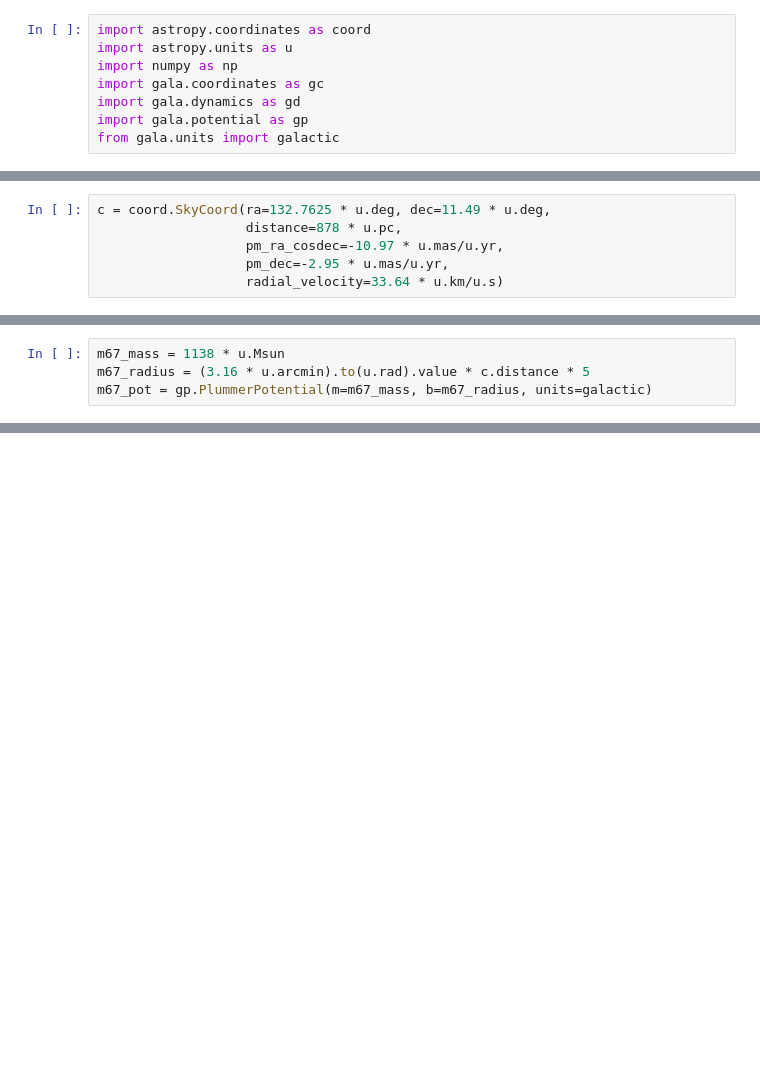
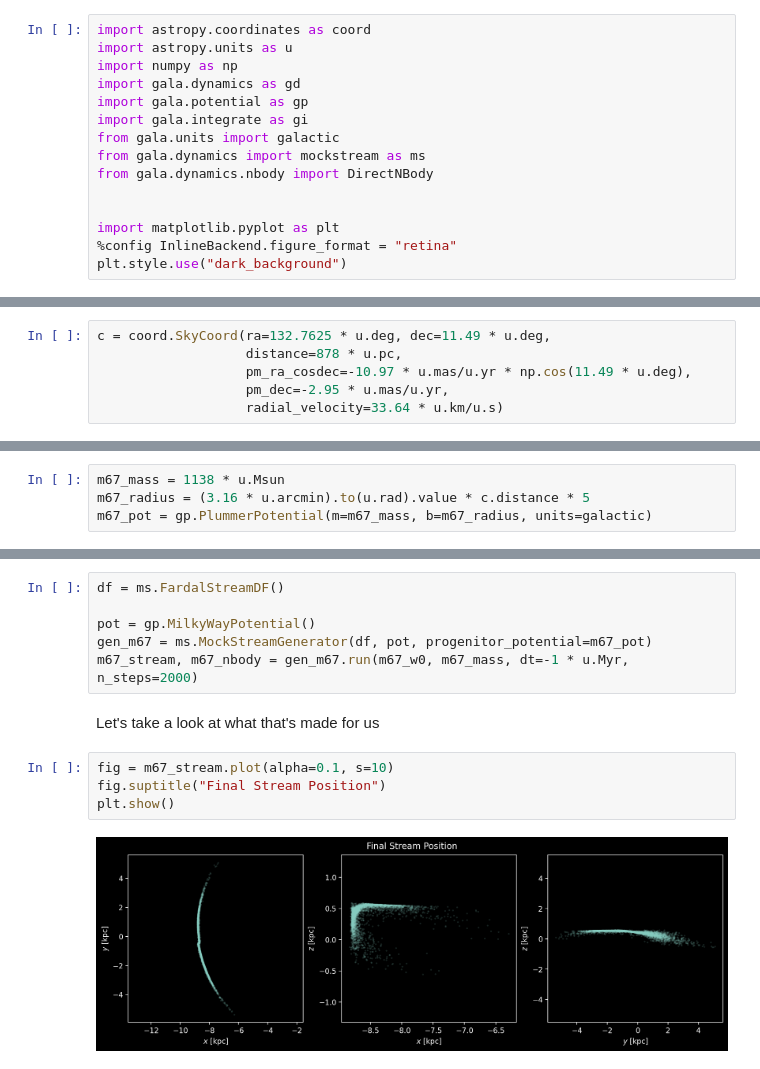
Before and after one commit to TomWagg/thermo_winter21, a Jupyter notebook: 511_galaxies/hw4/death_of_a_cluster.ipynb, the cells around one changed output, grey strips where cells are left out. Drawn from its saved outputs; the diff is of its cells as text; blank space fills up the shorter version.

```diff
--- a/511_galaxies/hw4/death_of_a_cluster.ipynb
+++ b/511_galaxies/hw4/death_of_a_cluster.ipynb
@@ -8,8 +12,15 @@
 import astropy.coordinates as coord
 import astropy.units as u
 import numpy as np
-import gala.coordinates as gc
 import gala.dynamics as gd
 import gala.potential as gp
+import gala.integrate as gi
 from gala.units import galactic
+from gala.dynamics import mockstream as ms
+from gala.dynamics.nbody import DirectNBody
+
+
+import matplotlib.pyplot as plt
+%config InlineBackend.figure_format = "retina"
+plt.style.use("dark_background")
 # %% [output]
@@ -34,6 +34,6 @@ Radial velocity from [here](https://arxiv.org/abs/1507.01949)
 # %%
 c = coord.SkyCoord(ra=132.7625 * u.deg, dec=11.49 * u.deg,
                    distance=878 * u.pc,
-                   pm_ra_cosdec=-10.97 * u.mas/u.yr,
+                   pm_ra_cosdec=-10.97 * u.mas/u.yr * np.cos(11.49 * u.deg),
                    pm_dec=-2.95 * u.mas/u.yr,
                    radial_velocity=33.64 * u.km/u.s)
@@ -97,0 +59,14 @@ plt.scatter(stream_c.ra, stream_c.dec)
+# %%
+df = ms.FardalStreamDF()
+
+pot = gp.MilkyWayPotential()
+gen_m67 = ms.MockStreamGenerator(df, pot, progenitor_potential=m67_pot)
+m67_stream, m67_nbody = gen_m67.run(m67_w0, m67_mass, dt=-1 * u.Myr, n_steps=2000)
+# %% [markdown]
+Let's take a look at what that's made for us
+# %%
+fig = m67_stream.plot(alpha=0.1, s=10)
+fig.suptitle("Final Stream Position")
+plt.show()
+# %% [output]
+[figure, added]
```
Also changed, not shown: parts of 58 cells of this notebook.
